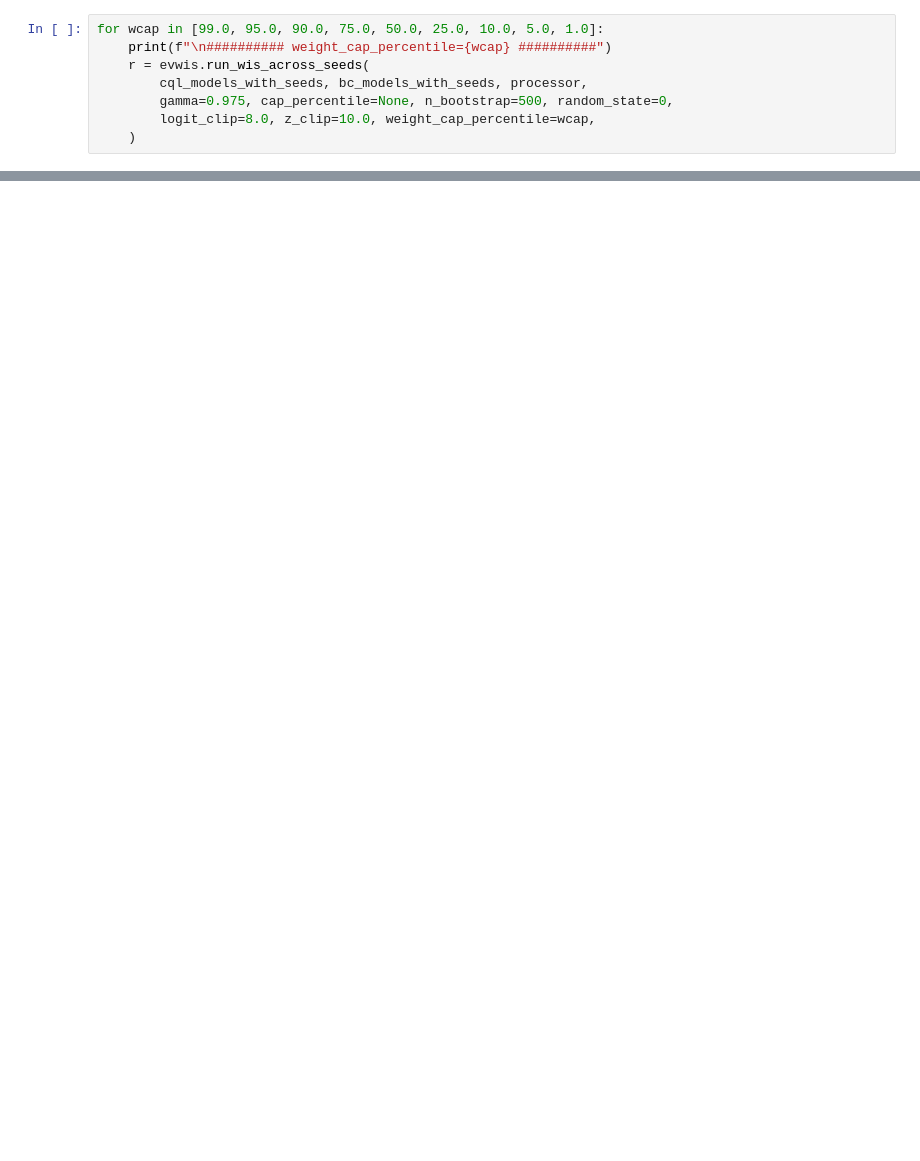
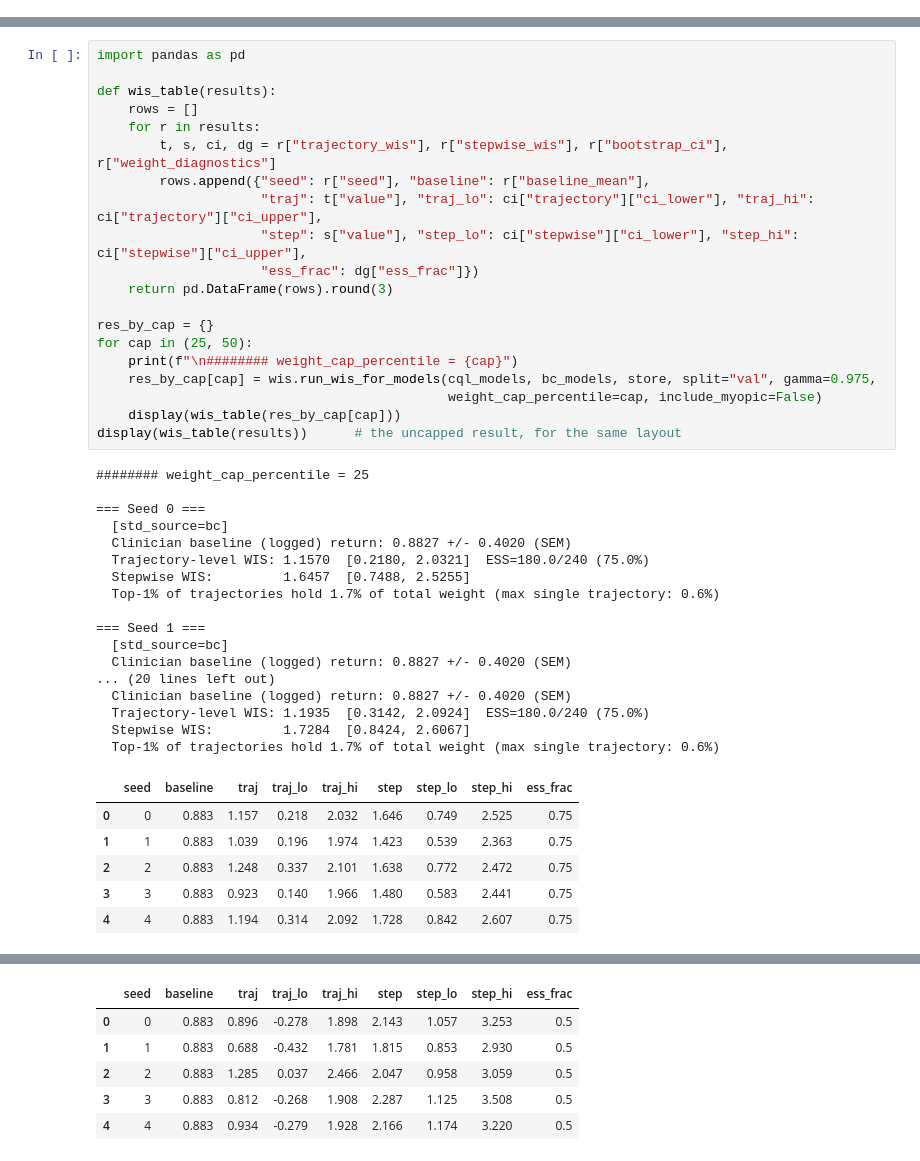
Before and after one commit to jakeormond/ai_clinician_pediatric_rl, a Jupyter notebook: src/rl/evaluate_wis.ipynb, the cells around one changed output, grey strips where cells are left out. Cells and saved outputs as stored; diff of their text form; blank space fills up the shorter version.

```diff
--- a/src/rl/evaluate_wis.ipynb
+++ b/src/rl/evaluate_wis.ipynb
@@ -703,8 +0,0 @@ KeyboardInterrupt:
-# %%
-for wcap in [99.0, 95.0, 90.0, 75.0, 50.0, 25.0, 10.0, 5.0, 1.0]:
-    print(f"\n########## weight_cap_percentile={wcap} ##########")
-    r = evwis.run_wis_across_seeds(
-        cql_models_with_seeds, bc_models_with_seeds, processor,
-        gamma=0.975, cap_percentile=None, n_bootstrap=500, random_state=0,
-        logit_clip=8.0, z_clip=10.0, weight_cap_percentile=wcap,
-    )
@@ -969,0 +96,44 @@ every other stage-3 analysis.
+# %%
+import pandas as pd
+
+def wis_table(results):
+    rows = []
+    for r in results:
+        t, s, ci, dg = r["trajectory_wis"], r["stepwise_wis"], r["bootstrap_ci"], r["weight_diagnostics"]
+        rows.append({"seed": r["seed"], "baseline": r["baseline_mean"],
+                     "traj": t["value"], "traj_lo": ci["trajectory"]["ci_lower"], "traj_hi": ci["trajectory"]["ci_upper"],
+                     "step": s["value"], "step_lo": ci["stepwise"]["ci_lower"], "step_hi": ci["stepwise"]["ci_upper"],
+                     "ess_frac": dg["ess_frac"]})
+    return pd.DataFrame(rows).round(3)
+
+res_by_cap = {}
+for cap in (25, 50):
+    print(f"\n######## weight_cap_percentile = {cap}")
+    res_by_cap[cap] = wis.run_wis_for_models(cql_models, bc_models, store, split="val", gamma=0.975,
+                                             weight_cap_percentile=cap, include_myopic=False)
+    display(wis_table(res_by_cap[cap]))
+display(wis_table(results))      # the uncapped result, for the same layout
+# %% [output]
+######## weight_cap_percentile = 25
+
+=== Seed 0 ===
+  [std_source=bc]
+  Clinician baseline (logged) return: 0.8827 +/- 0.4020 (SEM)
+  Trajectory-level WIS: 1.1570  [0.2180, 2.0321]  ESS=180.0/240 (75.0%)
+  Stepwise WIS:         1.6457  [0.7488, 2.5255]
+  Top-1% of trajectories hold 1.7% of total weight (max single trajectory: 0.6%)
+
+=== Seed 1 ===
+  [std_source=bc]
+  Clinician baseline (logged) return: 0.8827 +/- 0.4020 (SEM)
+... (20 lines left out)
+  Clinician baseline (logged) return: 0.8827 +/- 0.4020 (SEM)
+  Trajectory-level WIS: 1.1935  [0.3142, 2.0924]  ESS=180.0/240 (75.0%)
+  Stepwise WIS:         1.7284  [0.8424, 2.6067]
+  Top-1% of trajectories hold 1.7% of total weight (max single trajectory: 0.6%)
+|  | seed | baseline | traj | traj_lo | traj_hi | step | step_lo | step_hi | ess_frac |
+| 0 | 0 | 0.883 | 1.157 | 0.218 | 2.032 | 1.646 | 0.749 | 2.525 | 0.75 |
+| 1 | 1 | 0.883 | 1.039 | 0.196 | 1.974 | 1.423 | 0.539 | 2.363 | 0.75 |
+| 2 | 2 | 0.883 | 1.248 | 0.337 | 2.101 | 1.638 | 0.772 | 2.472 | 0.75 |
+| 3 | 3 | 0.883 | 0.923 | 0.140 | 1.966 | 1.480 | 0.583 | 2.441 | 0.75 |
+| 4 | 4 | 0.883 | 1.194 | 0.314 | 2.092 | 1.728 | 0.842 | 2.607 | 0.75 |
@@ -969,0 +157,6 @@ every other stage-3 analysis.
+|  | seed | baseline | traj | traj_lo | traj_hi | step | step_lo | step_hi | ess_frac |
+| 0 | 0 | 0.883 | 0.896 | -0.278 | 1.898 | 2.143 | 1.057 | 3.253 | 0.5 |
+| 1 | 1 | 0.883 | 0.688 | -0.432 | 1.781 | 1.815 | 0.853 | 2.930 | 0.5 |
+| 2 | 2 | 0.883 | 1.285 | 0.037 | 2.466 | 2.047 | 0.958 | 3.059 | 0.5 |
+| 3 | 3 | 0.883 | 0.812 | -0.268 | 1.908 | 2.287 | 1.125 | 3.508 | 0.5 |
+| 4 | 4 | 0.883 | 0.934 | -0.279 | 1.928 | 2.166 | 1.174 | 3.220 | 0.5 |
```
Also changed, not shown: parts of 66 cells of this notebook, 6 other files.
